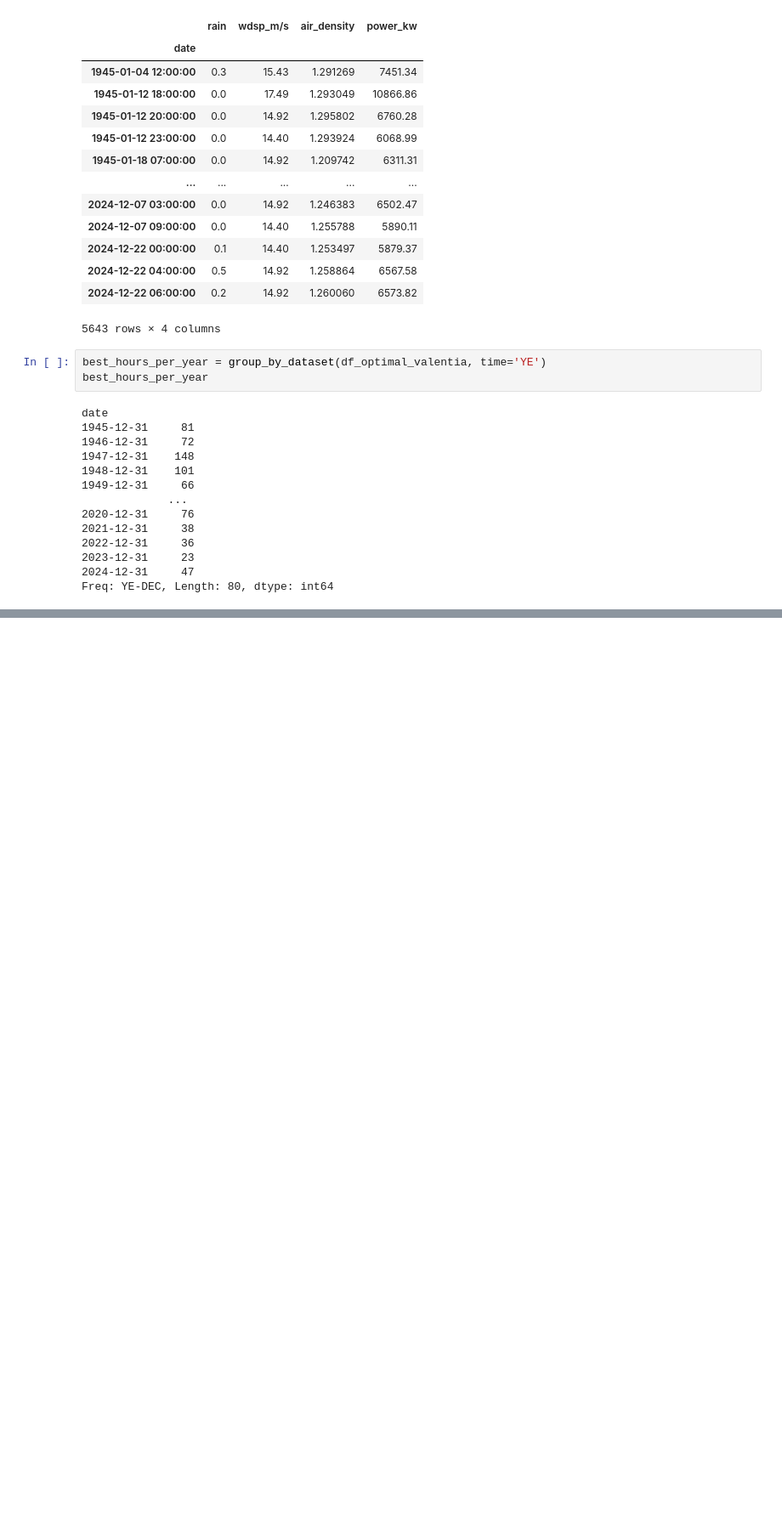
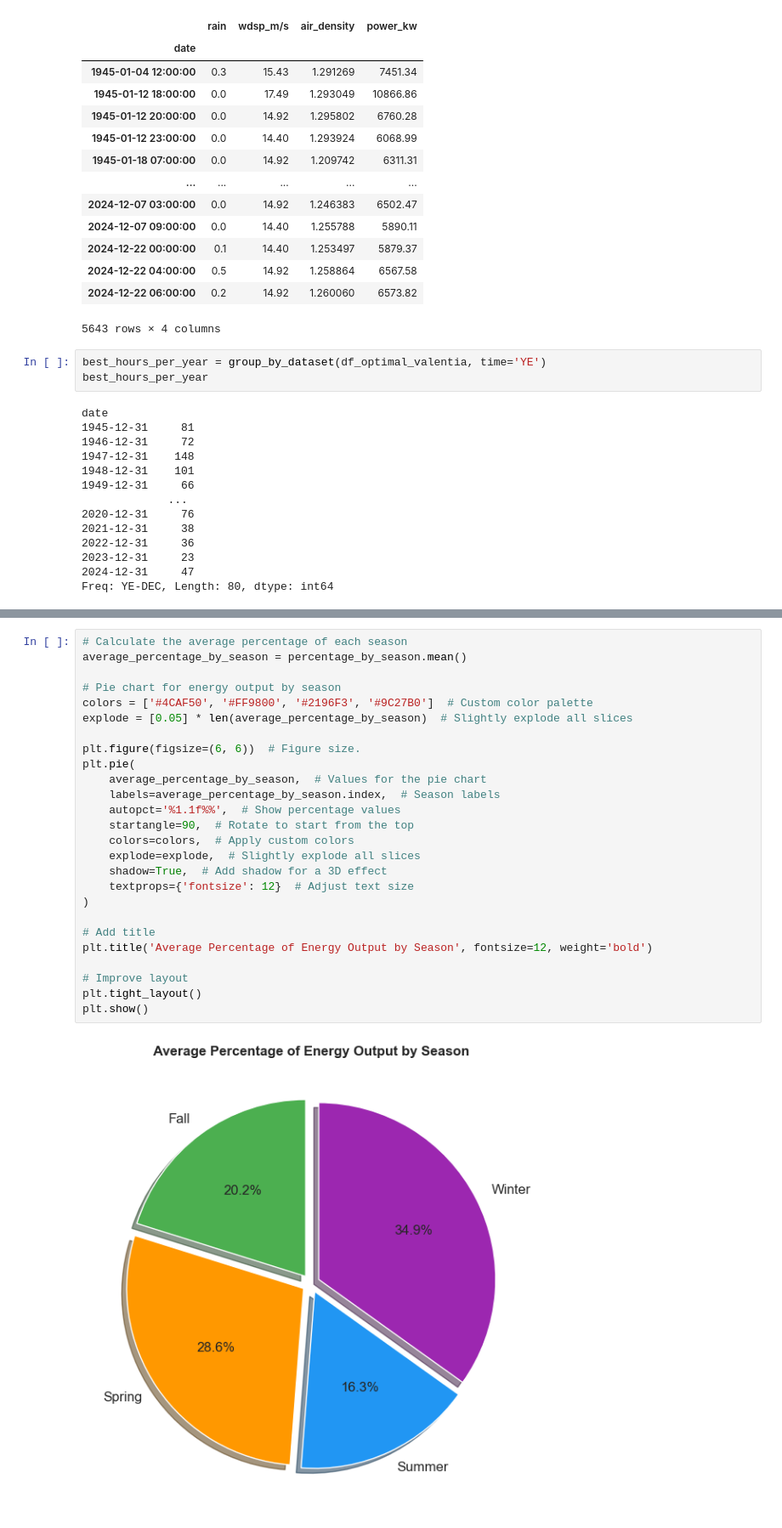
Before and after one commit to ermelinda-q/PFDA, a Jupyter notebook: project/project.ipynb, the cells around one changed output, grey strips where cells are left out. Shown at 85% size. Saved outputs shown, nothing was run; the diff lists cells and outputs as text; blank space fills up the shorter version.

```diff
--- a/project/project.ipynb
+++ b/project/project.ipynb
@@ -634,0 +661,28 @@ plt.show()
+# %%
+# Calculate the average percentage of each season
+average_percentage_by_season = percentage_by_season.mean()
+
+# Pie chart for energy output by season
+colors = ['#4CAF50', '#FF9800', '#2196F3', '#9C27B0']  # Custom color palette
+explode = [0.05] * len(average_percentage_by_season)  # Slightly explode all slices
+
+plt.figure(figsize=(6, 6))  # Figure size.
+plt.pie(
+    average_percentage_by_season,  # Values for the pie chart
+    labels=average_percentage_by_season.index,  # Season labels
+    autopct='%1.1f%%',  # Show percentage values
+    startangle=90,  # Rotate to start from the top
+    colors=colors,  # Apply custom colors
+    explode=explode,  # Slightly explode all slices
+    shadow=True,  # Add shadow for a 3D effect
+    textprops={'fontsize': 12}  # Adjust text size
+)
+
+# Add title
+plt.title('Average Percentage of Energy Output by Season', fontsize=12, weight='bold')
+
+# Improve layout
+plt.tight_layout()
+plt.show()
+# %% [output]
+[figure, added]
```
Also changed, not shown: parts of 11 cells of this notebook, 1 other file.
